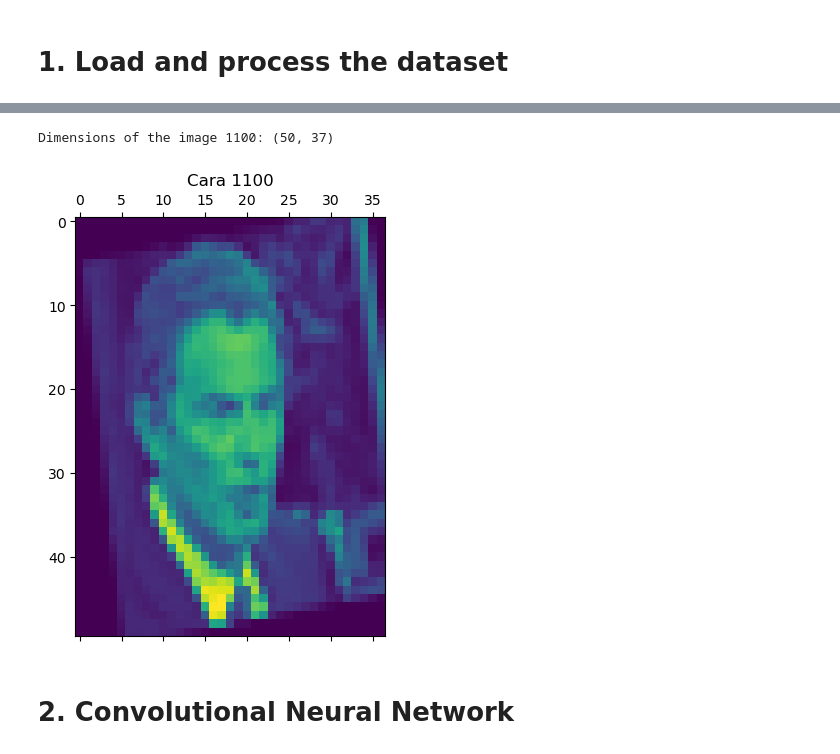
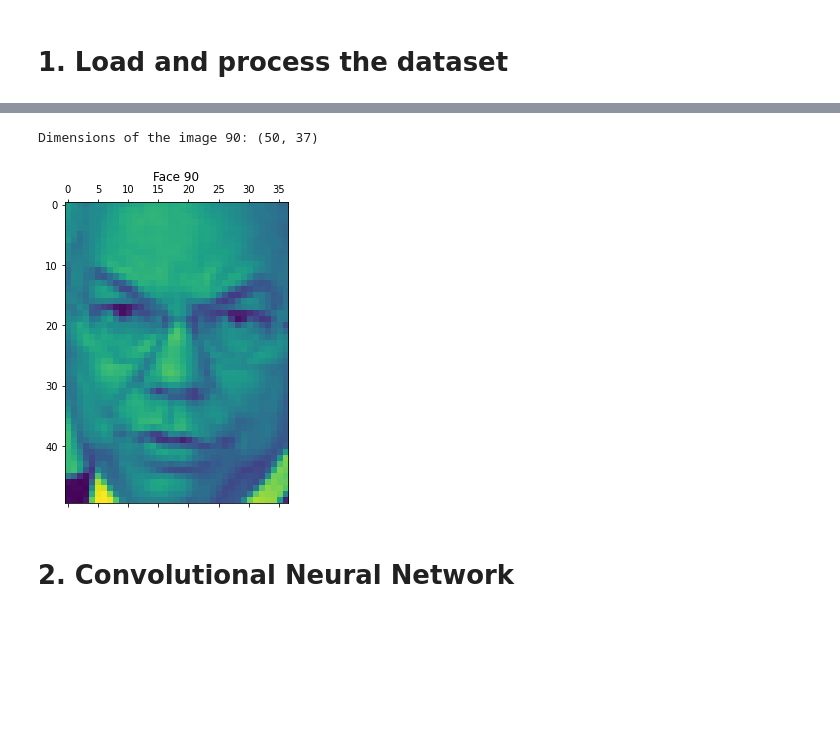
Before and after one commit to Camilo-Hernandez/Analisis-y-tratamiento-de-imagenes, a Jupyter notebook: Face-Recognition-Systems/FaceRecognitionSystems.ipynb, the cells around one changed output, grey strips where cells are left out. Cells and saved outputs as stored; diff of their text form; code cells hidden in the pictures; blank space fills up the shorter version.

```diff
--- a/Face-Recognition-Systems/FaceRecognitionSystems.ipynb
+++ b/Face-Recognition-Systems/FaceRecognitionSystems.ipynb
@@ -40,13 +43,15 @@ Dimensions:
 Data images dimensions: (1288, 50, 37)
 # %%
 import matplotlib.pyplot as plt
-i=1100
+import random
+i = random.randint(0, 1288)
 print(f'Dimensions of the image {i}: {images[i].shape}')
+
 plt.matshow(lfw_people.images[i])
-plt.title(f"Cara {i}")
+plt.title(f"Face {i}")
 plt.show()
 # %% [output]
-Dimensions of the image 1100: (50, 37)
+Dimensions of the image 90: (50, 37)
-[figure, old version]
+[figure, new version]
 # %% [markdown]
 # 2. Convolutional Neural Network
```
Also changed, not shown: parts of 51 cells of this notebook.
